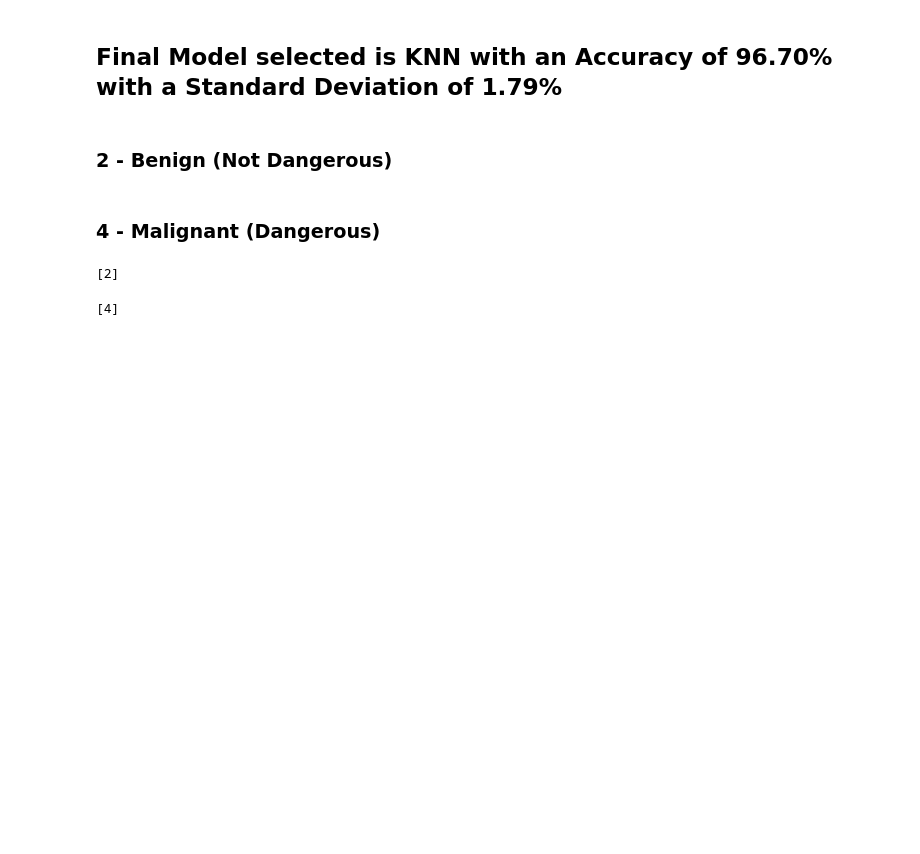
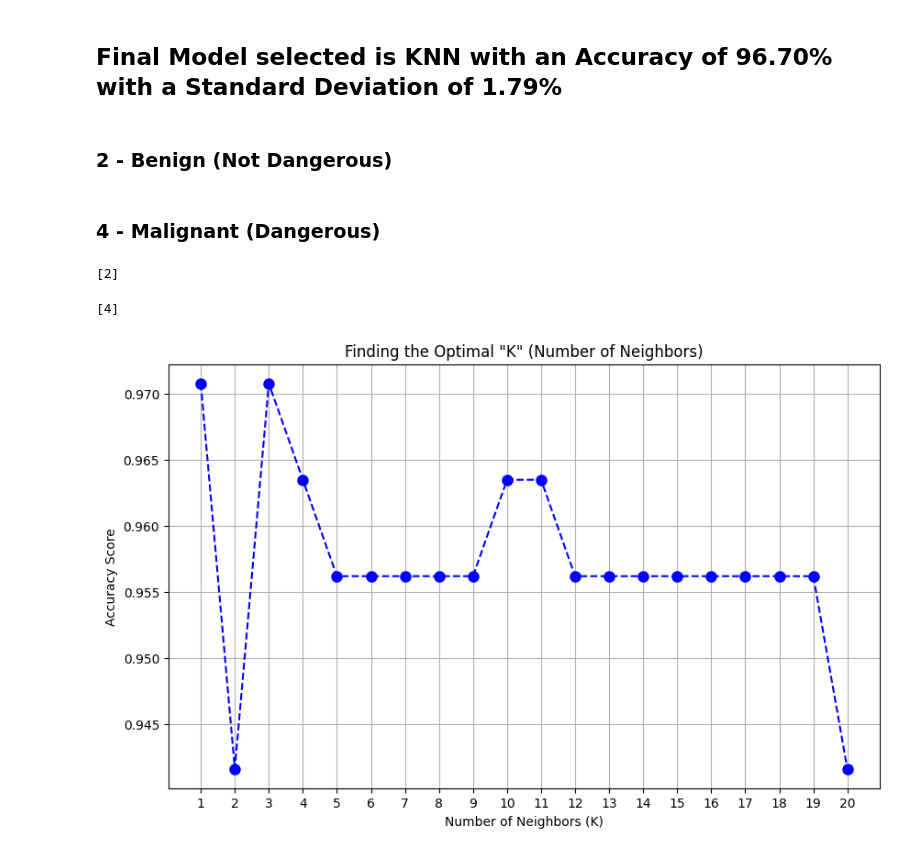
Before and after one commit to Rujjul/AI-Disease-Prediction, a Jupyter notebook: Breast_cancer_pred_code.ipynb, the cells around one changed output. Saved outputs shown, nothing was run; the diff lists cells and outputs as text; code cells hidden in the pictures; blank space fills up the shorter version.

Commit message:
Added graph for optimal number of neighbors for KNN

```diff
--- a/Breast_cancer_pred_code.ipynb
+++ b/Breast_cancer_pred_code.ipynb
@@ -385,3 +385,29 @@ print(classifier_knn.predict(sc.transform([[7,3,4,2,2,1,3,2,1]])))
 print(classifier_knn.predict(sc.transform([[8,10,9,8,7,6,9,7,1]])))
 # %% [output]
 [4]
+# %%
+import matplotlib.pyplot as plt
+from sklearn.neighbors import KNeighborsClassifier
+from sklearn.metrics import accuracy_score
+
+# 1. Test K values from 1 to 20
+k_range = range(1, 21)
+scores = []
+
+for k in k_range:
+    knn = KNeighborsClassifier(n_neighbors=k, metric='minkowski', p=2)
+    knn.fit(X_train, y_train)
+    y_pred = knn.predict(X_test)
+    scores.append(accuracy_score(y_test, y_pred))
+
+# 2. Plot the results
+plt.figure(figsize=(10, 6))
+plt.plot(k_range, scores, marker='o', linestyle='--', color='blue', markersize=8)
+plt.title('Finding the Optimal "K" (Number of Neighbors)')
+plt.xlabel('Number of Neighbors (K)')
+plt.ylabel('Accuracy Score')
+plt.xticks(k_range)
+plt.grid(True)
+plt.show()
+# %% [output]
+[figure, added]
```
Also changed, not shown: parts of 2 cells of this notebook, 1 other file.
